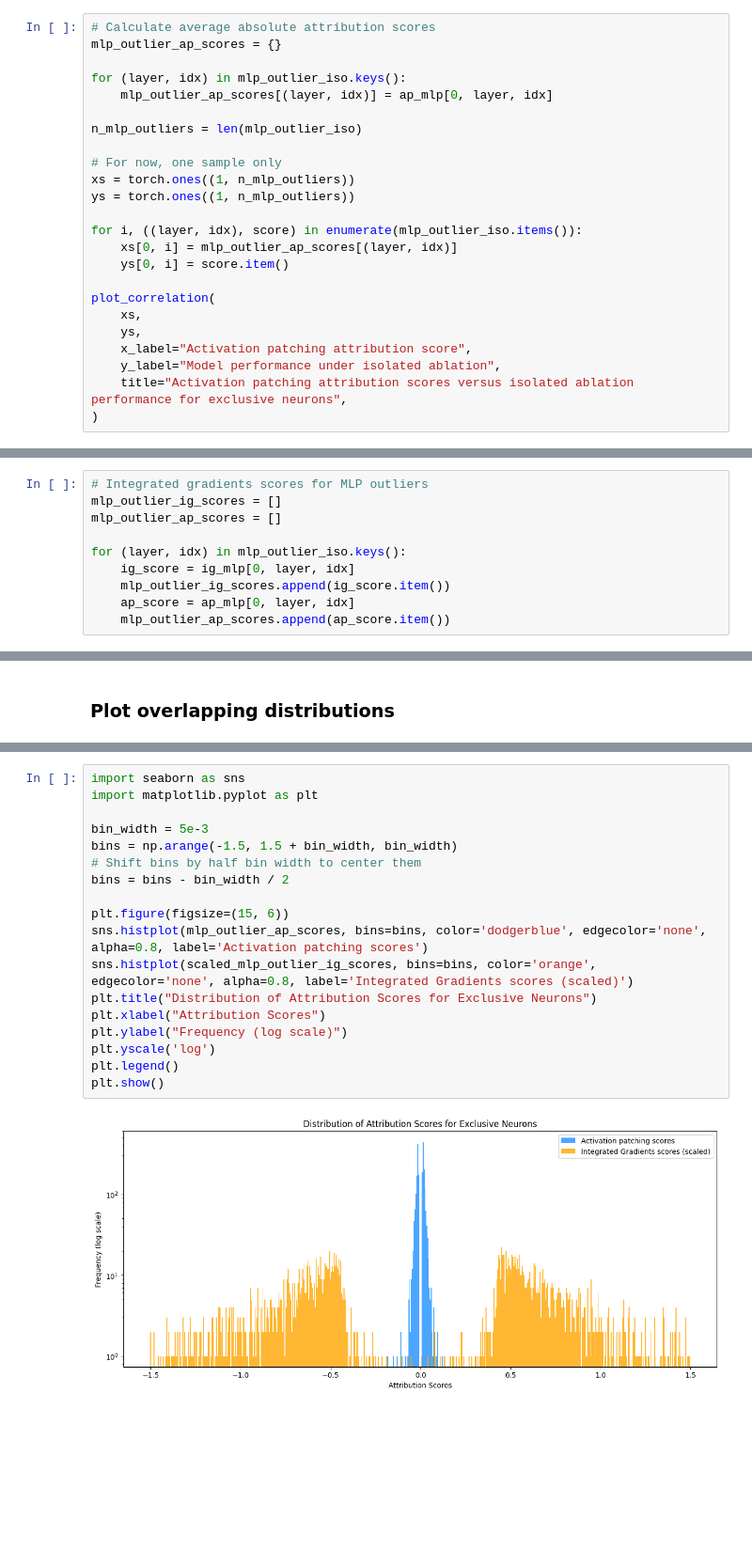
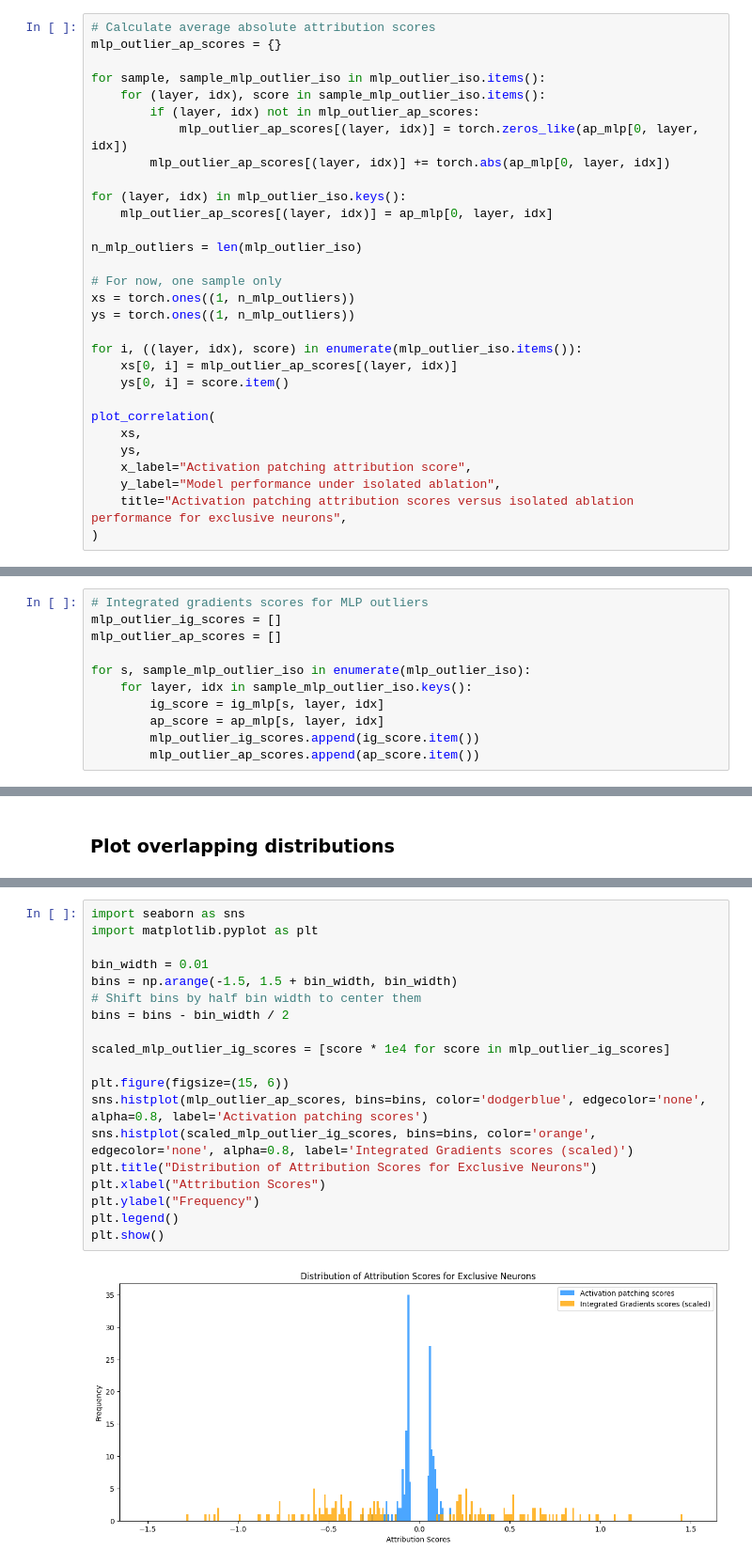
Before and after one commit to mwmlo/gradient_causal_knowledge, a Jupyter notebook: 10 - Verifying Disagreements.ipynb, the cells around one changed output, grey strips where cells are left out. Shown at 94% size. Saved outputs shown, nothing was run; the diff lists cells and outputs as text; blank space fills up the shorter version.

Commit message:
MLP outlier scores

```diff
--- a/10 - Verifying Disagreements.ipynb
+++ b/10 - Verifying Disagreements.ipynb
@@ -40,6 +42,12 @@ Average attn outlier isolated ablation score: 0.2423 ± 0.3730
 # %%
 # Calculate average absolute attribution scores
 mlp_outlier_ap_scores = {}
+
+for sample, sample_mlp_outlier_iso in mlp_outlier_iso.items():
+    for (layer, idx), score in sample_mlp_outlier_iso.items():
+        if (layer, idx) not in mlp_outlier_ap_scores:
+            mlp_outlier_ap_scores[(layer, idx)] = torch.zeros_like(ap_mlp[0, layer, idx])
+        mlp_outlier_ap_scores[(layer, idx)] += torch.abs(ap_mlp[0, layer, idx])
 
 for (layer, idx) in mlp_outlier_iso.keys():
     mlp_outlier_ap_scores[(layer, idx)] = ap_mlp[0, layer, idx]
@@ -235,11 +242,12 @@ Minimum activation patching magnitude: 0.0111
 mlp_outlier_ig_scores = []
 mlp_outlier_ap_scores = []
 
-for (layer, idx) in mlp_outlier_iso.keys():
-    ig_score = ig_mlp[0, layer, idx]
-    mlp_outlier_ig_scores.append(ig_score.item())
-    ap_score = ap_mlp[0, layer, idx]
-    mlp_outlier_ap_scores.append(ap_score.item())
+for s, sample_mlp_outlier_iso in enumerate(mlp_outlier_iso):
+    for layer, idx in sample_mlp_outlier_iso.keys():
+        ig_score = ig_mlp[s, layer, idx]
+        ap_score = ap_mlp[s, layer, idx]
+        mlp_outlier_ig_scores.append(ig_score.item())
+        mlp_outlier_ap_scores.append(ap_score.item())
 # %%
 import seaborn as sns
 import matplotlib.pyplot as plt
@@ -395,23 +408,24 @@ plt.show()
 # %%
 import seaborn as sns
 import matplotlib.pyplot as plt
 
-bin_width = 5e-3
+bin_width = 0.01
 bins = np.arange(-1.5, 1.5 + bin_width, bin_width)
 # Shift bins by half bin width to center them
 bins = bins - bin_width / 2
+
+scaled_mlp_outlier_ig_scores = [score * 1e4 for score in mlp_outlier_ig_scores]
 
 plt.figure(figsize=(15, 6))
 sns.histplot(mlp_outlier_ap_scores, bins=bins, color='dodgerblue', edgecolor='none', alpha=0.8, label='Activation patching scores')
 sns.histplot(scaled_mlp_outlier_ig_scores, bins=bins, color='orange', edgecolor='none', alpha=0.8, label='Integrated Gradients scores (scaled)')
 plt.title("Distribution of Attribution Scores for Exclusive Neurons")
 plt.xlabel("Attribution Scores")
-plt.ylabel("Frequency (log scale)")
-plt.yscale('log')
+plt.ylabel("Frequency")
 plt.legend()
 plt.show()
 # %% [output]
-[figure, old version]
+[figure, new version]
 # %%
 import seaborn as sns
 import matplotlib.pyplot as plt
```
Also changed, not shown: parts of 8 cells of this notebook, 2 other files.
